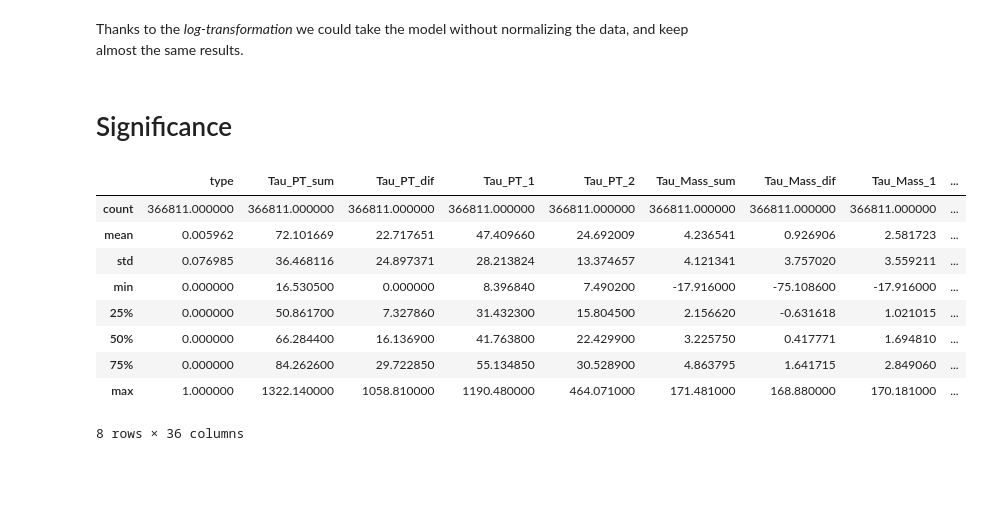
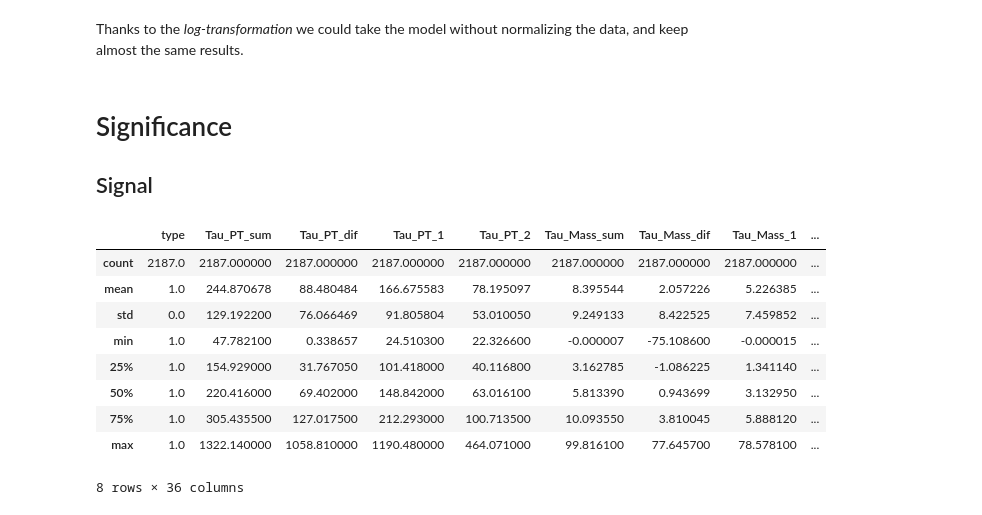
Before and after one commit to Torroledo/ZprimeBosonVectorModel, a Jupyter notebook: newImplementation/signal0p5TeV_CrossValidationFeatureSelection.ipynb, the cells around one changed output. Drawn from its saved outputs; the diff is of its cells as text; code cells hidden in the pictures; blank space fills up the shorter version.

```diff
--- a/newImplementation/signal0p5TeV_CrossValidationFeatureSelection.ipynb
+++ b/newImplementation/signal0p5TeV_CrossValidationFeatureSelection.ipynb
@@ -537,19 +537,21 @@ avg / total       0.97      0.97      0.97       875
 Thanks to the *log-transformation* we could take the model without normalizing the data, and keep almost the same results.
 # %% [markdown]
 # Significance
+
+## Signal
 # %%
 # Import random sample from ROOT
-fullSignal = pd.read_csv('fullSample/joined_signal_0p5TeV.root.csv')
+fullSignal = pd.read_csv('fullSample/signal_0p5TeV.root.csv')
 fullSignal.describe()
 # %% [output]
 |  | type | Tau_PT_sum | Tau_PT_dif | Tau_PT_1 | Tau_PT_2 | Tau_Mass_sum | Tau_Mass_dif | Tau_Mass_1 | ... |
-| count | 366811.000000 | 366811.000000 | 366811.000000 | 366811.000000 | 366811.000000 | 366811.000000 | 366811.000000 | 366811.000000 | ... |
-| mean | 0.005962 | 72.101669 | 22.717651 | 47.409660 | 24.692009 | 4.236541 | 0.926906 | 2.581723 | ... |
-| std | 0.076985 | 36.468116 | 24.897371 | 28.213824 | 13.374657 | 4.121341 | 3.757020 | 3.559211 | ... |
-| min | 0.000000 | 16.530500 | 0.000000 | 8.396840 | 7.490200 | -17.916000 | -75.108600 | -17.916000 | ... |
-| 25% | 0.000000 | 50.861700 | 7.327860 | 31.432300 | 15.804500 | 2.156620 | -0.631618 | 1.021015 | ... |
-| 50% | 0.000000 | 66.284400 | 16.136900 | 41.763800 | 22.429900 | 3.225750 | 0.417771 | 1.694810 | ... |
-| 75% | 0.000000 | 84.262600 | 29.722850 | 55.134850 | 30.528900 | 4.863795 | 1.641715 | 2.849060 | ... |
-| max | 1.000000 | 1322.140000 | 1058.810000 | 1190.480000 | 464.071000 | 171.481000 | 168.880000 | 170.181000 | ... |
+| count | 2187.0 | 2187.000000 | 2187.000000 | 2187.000000 | 2187.000000 | 2187.000000 | 2187.000000 | 2187.000000 | ... |
+| mean | 1.0 | 244.870678 | 88.480484 | 166.675583 | 78.195097 | 8.395544 | 2.057226 | 5.226385 | ... |
+| std | 0.0 | 129.192200 | 76.066469 | 91.805804 | 53.010050 | 9.249133 | 8.422525 | 7.459852 | ... |
+| min | 1.0 | 47.782100 | 0.338657 | 24.510300 | 22.326600 | -0.000007 | -75.108600 | -0.000015 | ... |
+| 25% | 1.0 | 154.929000 | 31.767050 | 101.418000 | 40.116800 | 3.162785 | -1.086225 | 1.341140 | ... |
+| 50% | 1.0 | 220.416000 | 69.402000 | 148.842000 | 63.016100 | 5.813390 | 0.943699 | 3.132950 | ... |
+| 75% | 1.0 | 305.435500 | 127.017500 | 212.293000 | 100.713500 | 10.093550 | 3.810045 | 5.888120 | ... |
+| max | 1.0 | 1322.140000 | 1058.810000 | 1190.480000 | 464.071000 | 99.816100 | 77.645700 | 78.578100 | ... |
 8 rows × 36 columns
 # %%
```
Also changed, not shown: parts of 50 cells of this notebook.
